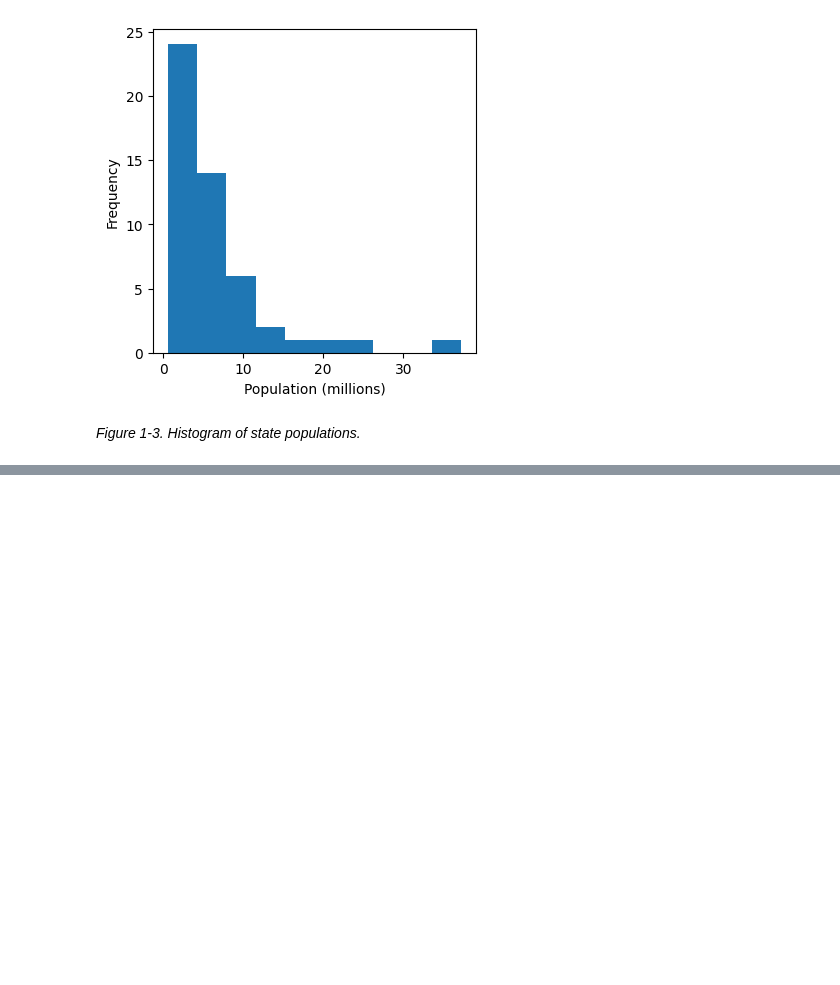
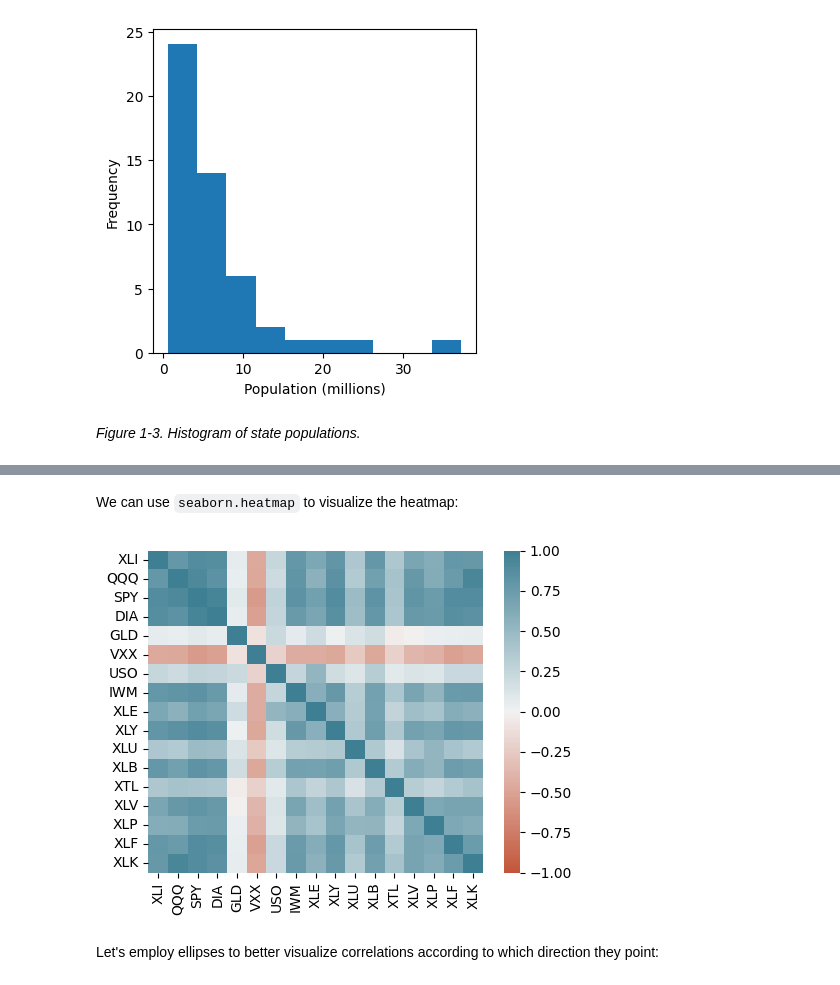
Before and after one commit to felipesebben/practical_statistics, a Jupyter notebook: 1_Exploratory_Data_Analysis.ipynb, the cells around one changed output, grey strips where cells are left out. Drawn from its saved outputs; the diff is of its cells as text; code cells hidden in the pictures; blank space fills up the shorter version.

```diff
--- a/1_Exploratory_Data_Analysis.ipynb
+++ b/1_Exploratory_Data_Analysis.ipynb
@@ -277,0 +347,3 @@ plt.show()
+# %%
+df_telecom_stocks_sym = pd.read_csv(SP500_SECTORS_CSV)
+df_telecom_stocks_px = pd.read_csv(SP500_DATA_CSV, index_col=0)
@@ -277,0 +369,4 @@ plt.show()
+# %%
+etfs = df_telecom_stocks_px.loc[df_telecom_stocks_px.index > '2012-07-01',
+                                df_telecom_stocks_sym[df_telecom_stocks_sym['sector'] == 'etf']['symbol']]
+print(etfs.head())
@@ -277,0 +394,14 @@ plt.show()
+# %% [markdown]
+<p>We can use <code>seaborn.heatmap</code> to visualize the heatmap:</code>
+# %%
+fig, ax = plt.subplots(figsize=(5, 4))
+ax = sns.heatmap(etfs.corr(), vmin=-1, vmax=1,
+                cmap=sns.diverging_palette(20, 220, as_cmap=True),
+                ax=ax)
+
+plt.tight_layout()
+plt.show()
+# %% [output]
+[figure, added]
+# %% [markdown]
+<p>Let's employ ellipses to better visualize correlations according to which direction they point:</p>
```
Also changed, not shown: parts of 22 cells of this notebook.
